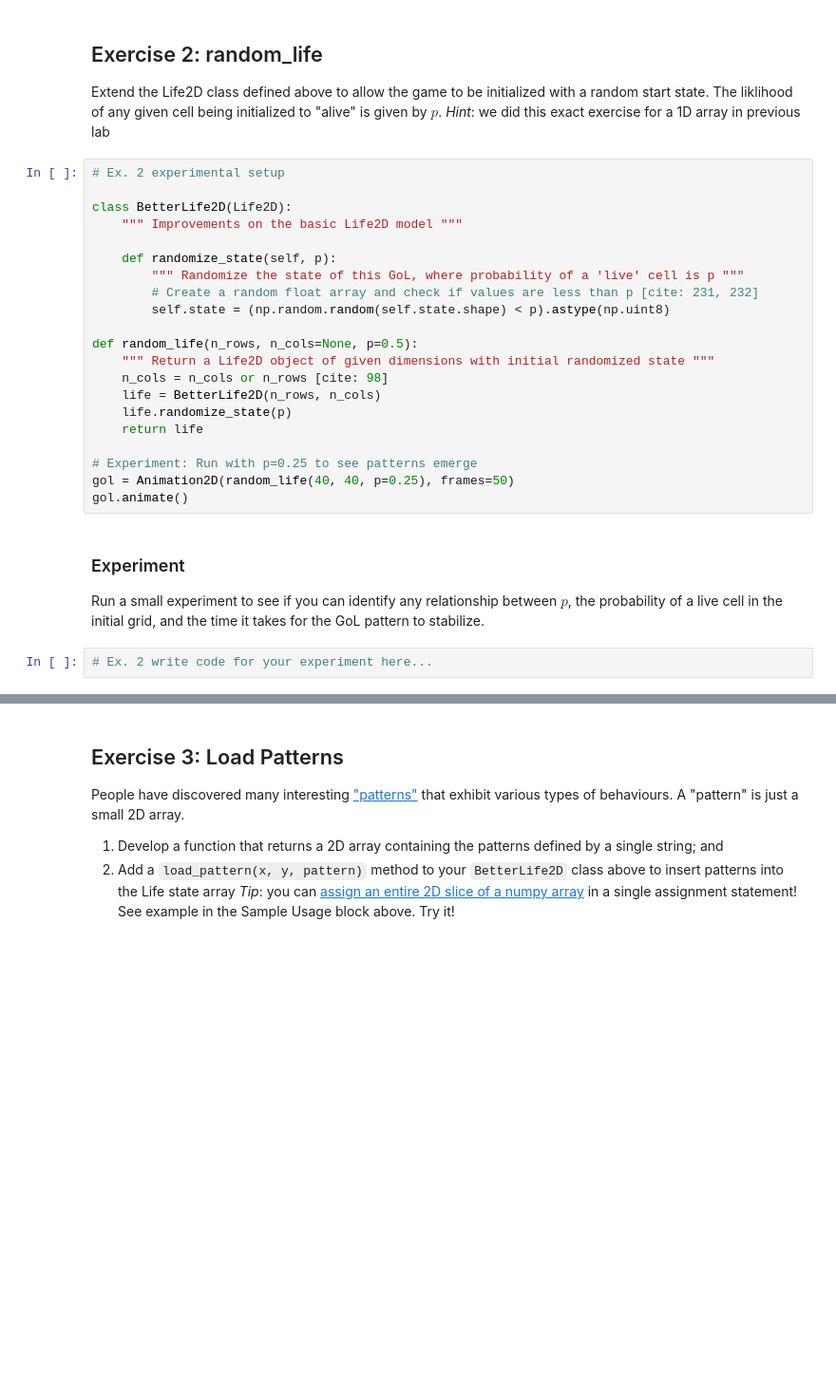
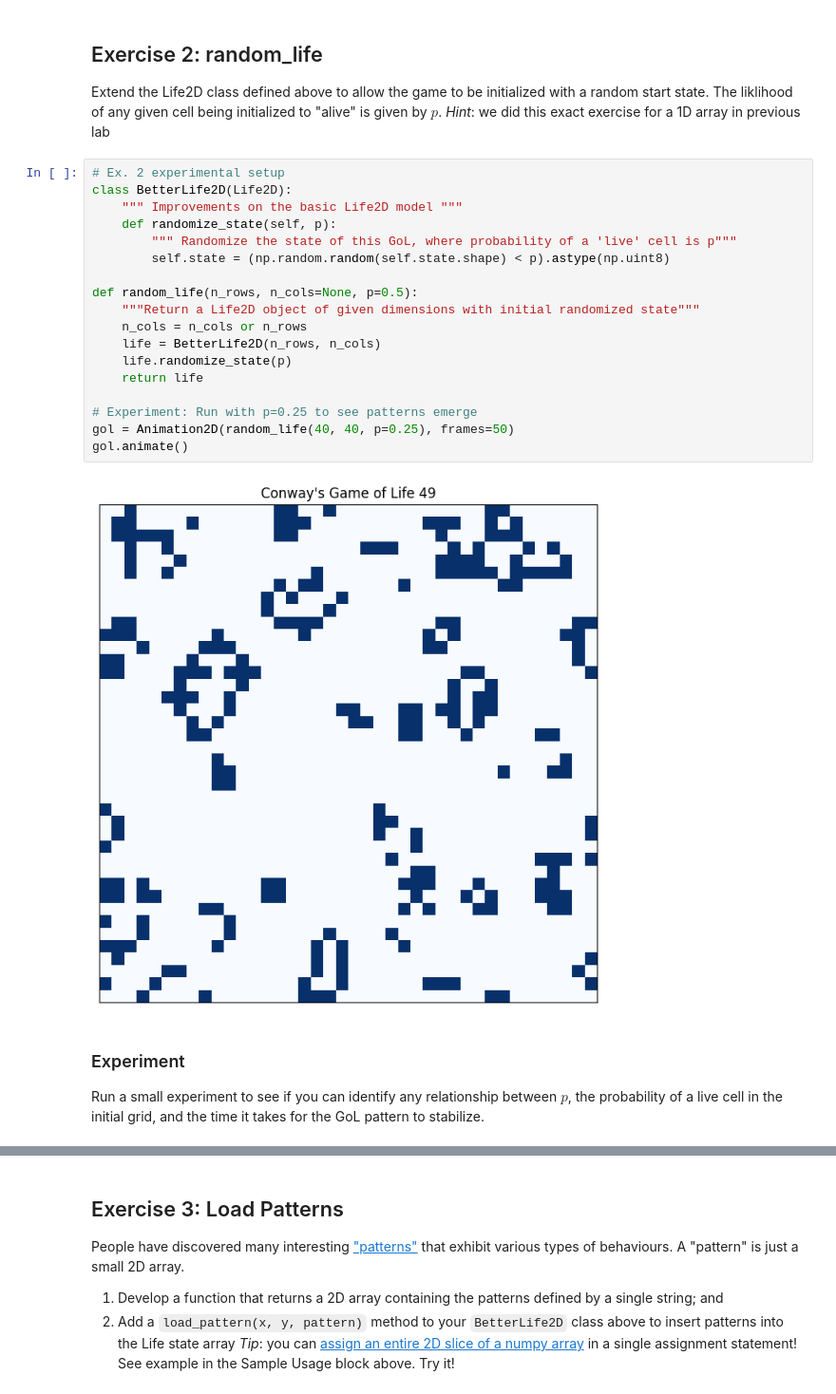
Before and after one commit to kwatra-sanchit/cap-comp215, a Jupyter notebook: labs/lab06-GoL.ipynb, the cells around one changed output, grey strips where cells are left out. Shown at 95% size. Saved outputs shown, nothing was run; the diff lists cells and outputs as text; blank space fills up the shorter version.

```diff
--- a/labs/lab06-GoL.ipynb
+++ b/labs/lab06-GoL.ipynb
@@ -181,27 +184,24 @@ The liklihood of any given cell being initialized to "alive" is given by $p$.
 *Hint*: we did this exact exercise for a 1D array in previous lab
 # %%
 # Ex. 2 experimental setup
-
 class BetterLife2D(Life2D):
     """ Improvements on the basic Life2D model """
-
     def randomize_state(self, p):
-        """ Randomize the state of this GoL, where probability of a 'live' cell is p """
-        # Create a random float array and check if values are less than p [cite: 231, 232]
+        """ Randomize the state of this GoL, where probability of a 'live' cell is p"""
         self.state = (np.random.random(self.state.shape) < p).astype(np.uint8)
 
 def random_life(n_rows, n_cols=None, p=0.5):
-    """ Return a Life2D object of given dimensions with initial randomized state """
-    n_cols = n_cols or n_rows [cite: 98]
+    """Return a Life2D object of given dimensions with initial randomized state"""
+    n_cols = n_cols or n_rows
     life = BetterLife2D(n_rows, n_cols)
     life.randomize_state(p)
     return life
 
 # Experiment: Run with p=0.25 to see patterns emerge
 gol = Animation2D(random_life(40, 40, p=0.25), frames=50)
 gol.animate()
+# %% [output]
+[figure, added]
 # %% [markdown]
 ### Experiment
 Run a small experiment to see if you can identify any relationship between $p$, the probability of a live cell in the initial grid, and the time it takes for the GoL pattern to stabilize.
-# %%
-# Ex. 2 write code for your experiment here...
```
Also changed, not shown: parts of 3 cells of this notebook.
